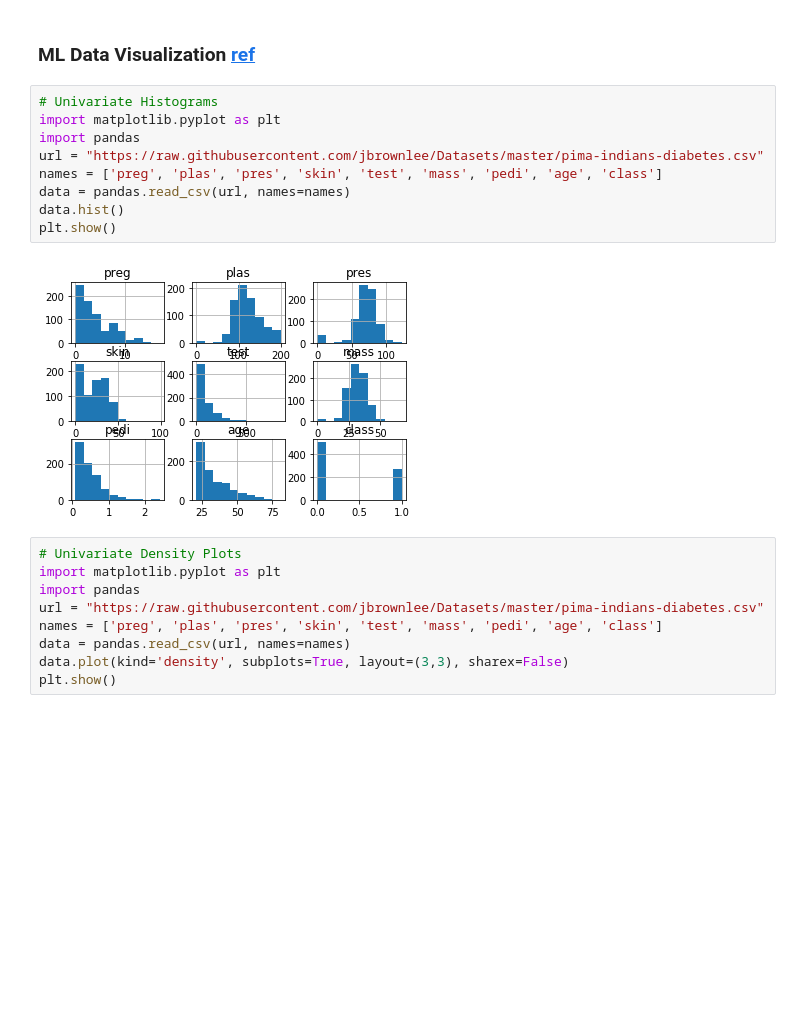
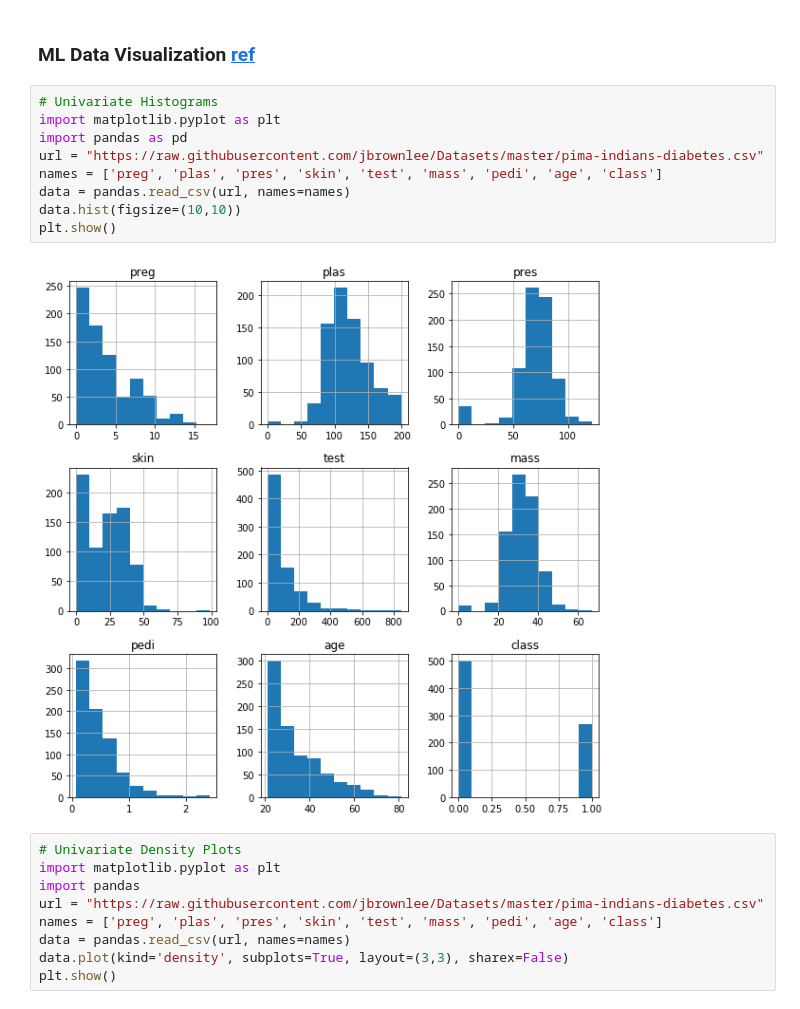
Before and after one commit to osrow/Python_Notes, a Jupyter notebook: Python_Notes.ipynb, the cells around one changed output. Saved outputs shown, nothing was run; the diff lists cells and outputs as text; blank space fills up the shorter version.

```diff
--- a/Python_Notes.ipynb
+++ b/Python_Notes.ipynb
@@ -377,14 +381,14 @@ for w in range(2, 8, 2):
 # %%
 # Univariate Histograms
 import matplotlib.pyplot as plt
-import pandas
+import pandas as pd
 url = "https://raw.githubusercontent.com/jbrownlee/Datasets/master/pima-indians-diabetes.csv"
 names = ['preg', 'plas', 'pres', 'skin', 'test', 'mass', 'pedi', 'age', 'class']
 data = pandas.read_csv(url, names=names)
-data.hist()
+data.hist(figsize=(10,10))
 plt.show()
 # %% [output]
-[figure, old version]
+[figure, new version]
 # %%
 # Univariate Density Plots
 import matplotlib.pyplot as plt
```
Also changed, not shown: parts of 4 cells of this notebook.
